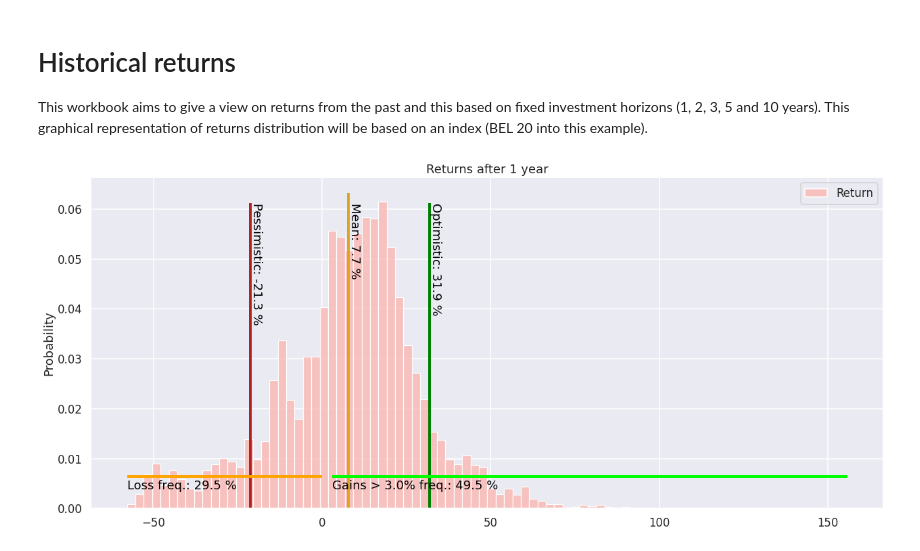
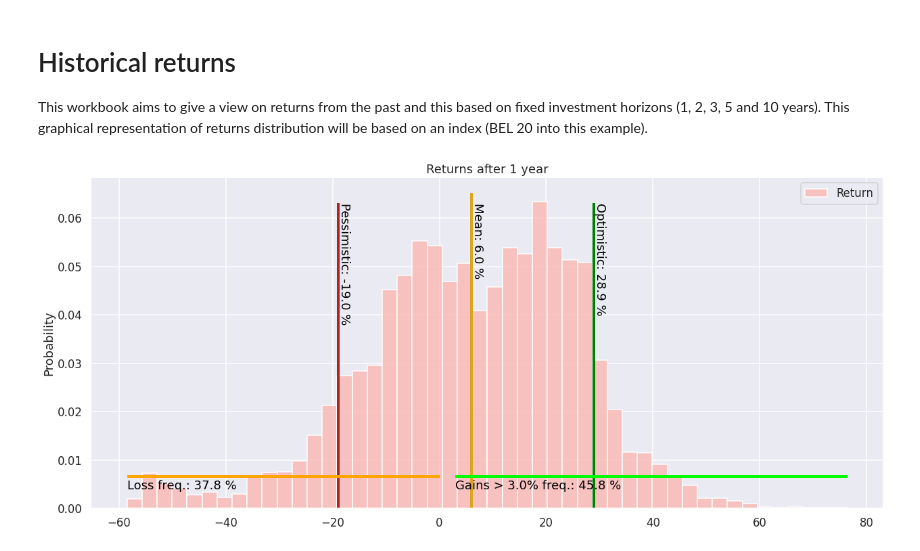
Before and after one commit to MarcelDelhez/Albatross, a Jupyter notebook: ReturnsDistribution.ipynb, the cells around one changed output. Cells and saved outputs as stored; diff of their text form; code cells hidden in the pictures.

```diff
--- a/ReturnsDistribution.ipynb
+++ b/ReturnsDistribution.ipynb
@@ -6,7 +6,7 @@ This workbook aims to give a view on returns from the past and this based on fix
 This graphical representation of returns distribution will be based on an index (BEL 20 into this example).
 # %%
 #@title Investment horizon { run: "auto" }
-StockIndex = "AEX" #@param ["Bel 20", "AEX", "S&P500"]
+StockIndex = "Bel 20" #@param ["Bel 20", "AEX", "S&P500"]
 DecentRate = 3 #@param {type:"slider", min:2, max:5, step:1}
 YearsInvestHorizon = 1 #@param {type:"slider", min:1, max:10, step:1}
 
@@ -44,31 +44,31 @@ else:
     plt.title("Returns after {} year{}".format(annees, ("s" if (annees>1) else "")))
 
     sns.histplot(data=ret, stat="probability")
     top = plt.ylim()[1]
 
     # Plot mean return
     moy=statistics.mean(ret["Return"])
     plt.vlines(x=moy, ymin=0, ymax=0.98*top, color='GoldenRod', linewidth=4)
     plt.text(moy,0.95*top,"Mean: {:.1f} %".format(moy), rotation=-90, color='k', verticalalignment='top')
 
     # Plot percentiles lines
     pc10=ret["Return"].quantile(.10)
     pc90=ret["Return"].quantile(.90)
     ectyp=statistics.stdev(ret["Return"])
     plt.vlines(x=pc10, ymin=0, ymax=0.95*top, color='FireBrick', linewidth=4)
     plt.text(pc10,0.95*top,"Pessimistic: {:.1f} %".format(pc10),rotation=-90, color='k', verticalalignment='top')
     plt.vlines(x=pc90, ymin=0, ymax=0.95*top, color='Green', linewidth=4)
     plt.text(pc90,0.95*top,"Optimistic: {:.1f} %".format(pc90),rotation=-90, color='k', verticalalignment='top')
 
     # Plot loss
     if stats.percentileofscore(ret["Return"],0) > 0:
         plt.hlines(y=top*0.1, xmax=0, xmin=min(ret["Return"]), color="orange", linewidth=4)
         plt.text(min(ret["Return"]),top*0.1*0.9,"Loss freq.: {:.1f} %".format(stats.percentileofscore(ret["Return"],0)),rotation=0, color='k', verticalalignment='top')
     #plot gains
     if 100-stats.percentileofscore(ret["Return"],10) > 0:
         plt.hlines(y=top*.1, xmin=decentreturn, xmax=max(ret["Return"]), color="lime", linewidth=4)
         plt.text(decentreturn,top*0.1*0.9,"Gains > {:.1f}% freq.: {:.1f} %".format(decentreturn, 100-stats.percentileofscore(ret["Return"],10)),rotation=0, color='k', verticalalignment='top')
 
     plt.show()
 # %% [output]
-[figure, old version]
+[figure, new version]
```
